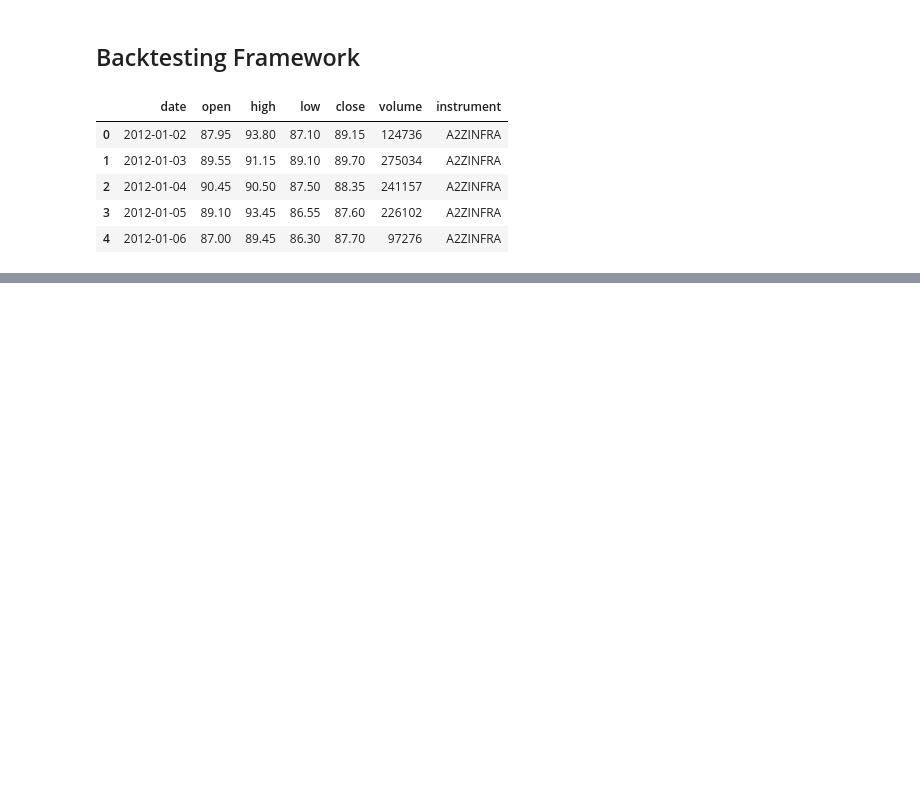
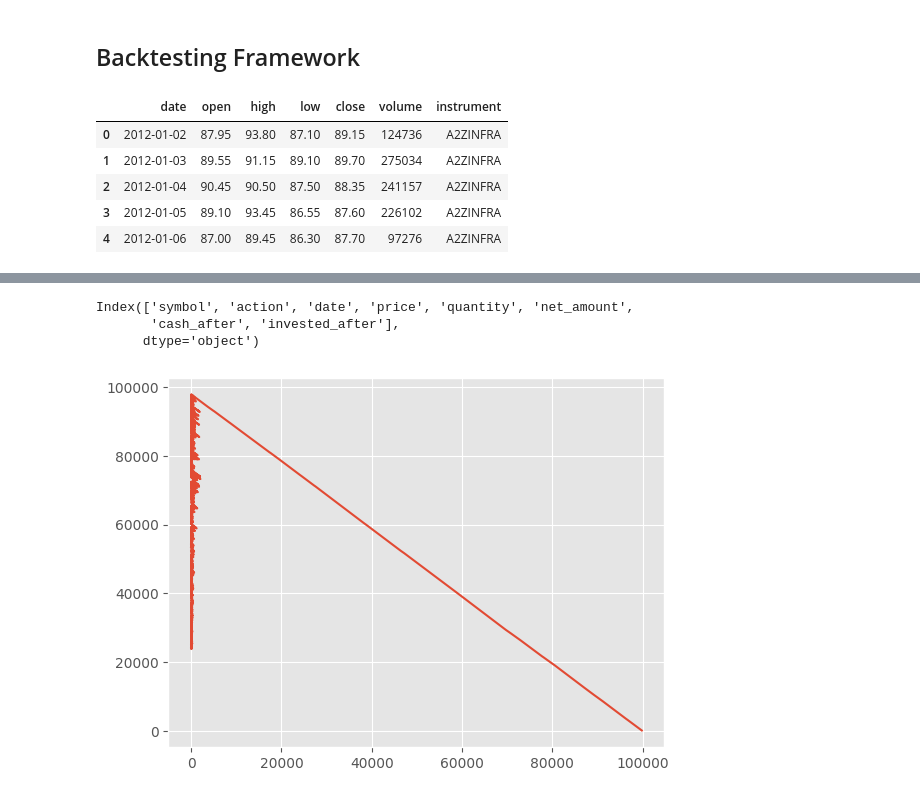
Before and after one commit to theaftaab/TradeReplay, a Jupyter notebook: Playground.ipynb, the cells around one changed output, grey strips where cells are left out. Cells and saved outputs as stored; diff of their text form; code cells hidden in the pictures; blank space fills up the shorter version.

```diff
--- a/Playground.ipynb
+++ b/Playground.ipynb
@@ -99,0 +113,12 @@ Final portfolio value: -14.244225000053738
+# %%
+import matplotlib.pyplot as plt
+plt.style.use('ggplot')
+df = pd.read_csv("tradebook.csv")
+plt.plot(df['cash_after'], df['invested_after'])
+df.head()
+df.columns
+# %% [output]
+Index(['symbol', 'action', 'date', 'price', 'quantity', 'net_amount',
+       'cash_after', 'invested_after'],
+      dtype='object')
+[figure, added]
```
Also changed, not shown: parts of 6 cells of this notebook, 3 other files.
